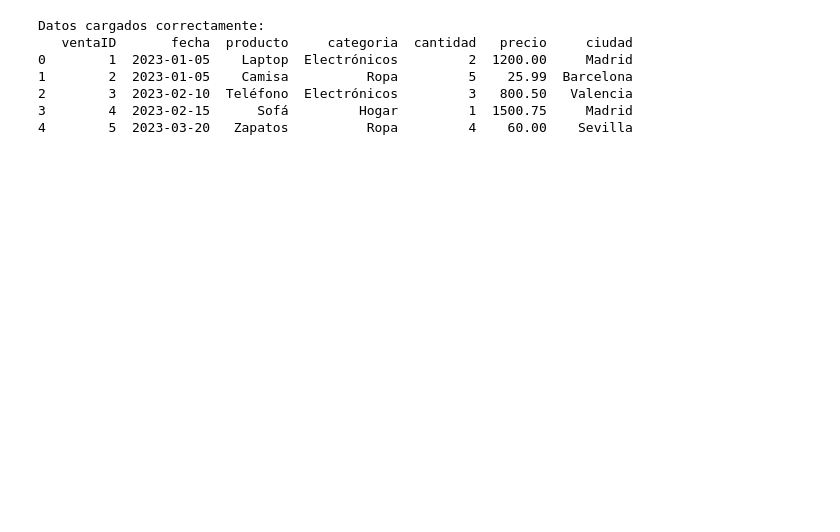
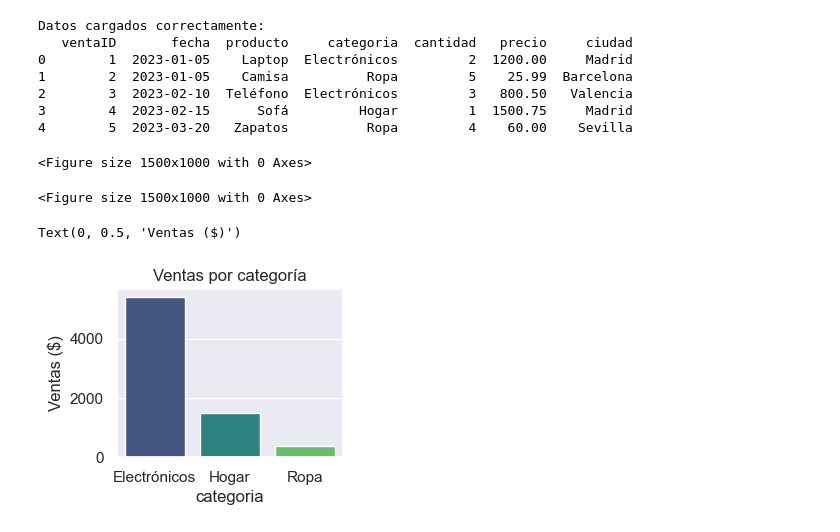
Before and after one commit to devpcarlos/CienciaDatos, a Jupyter notebook: BD.ipynb, the cells around one changed output. Cells and saved outputs as stored; diff of their text form; code cells hidden in the pictures; blank space fills up the shorter version.

```diff
--- a/BD.ipynb
+++ b/BD.ipynb
@@ -52,5 +52,19 @@ ventas_mensuales= df.groupby('Mes')['Venta_total'].sum().reset_index()
 # Ventas por ciudad
 ventas_por_ciudad = df.groupby('ciudad')['Venta_total'].sum().reset_index()
 # %%
-
 # --- Visualización con Matplotlib y Seaborn ---
+sns.set_theme(style='darkgrid')
+plt.figure(figsize=(15, 10))
+# %% [output]
+<Figure size 1500x1000 with 0 Axes>
+<Figure size 1500x1000 with 0 Axes>
+# %%
+# Gráfico 1: Ventas por categoría (Barras)
+plt.subplot(2,2,1)
+sns.barplot(data=ventas_por_categoria, x='categoria', y='Venta_total', hue='categoria', palette='viridis')
+plt.title('Ventas por categoría')
+plt.xlabel('categoria')
+plt.ylabel('Ventas ($)')
+# %% [output]
+Text(0, 0.5, 'Ventas ($)')
+[figure, added]
```
Also changed, not shown: parts of 4 cells of this notebook.
